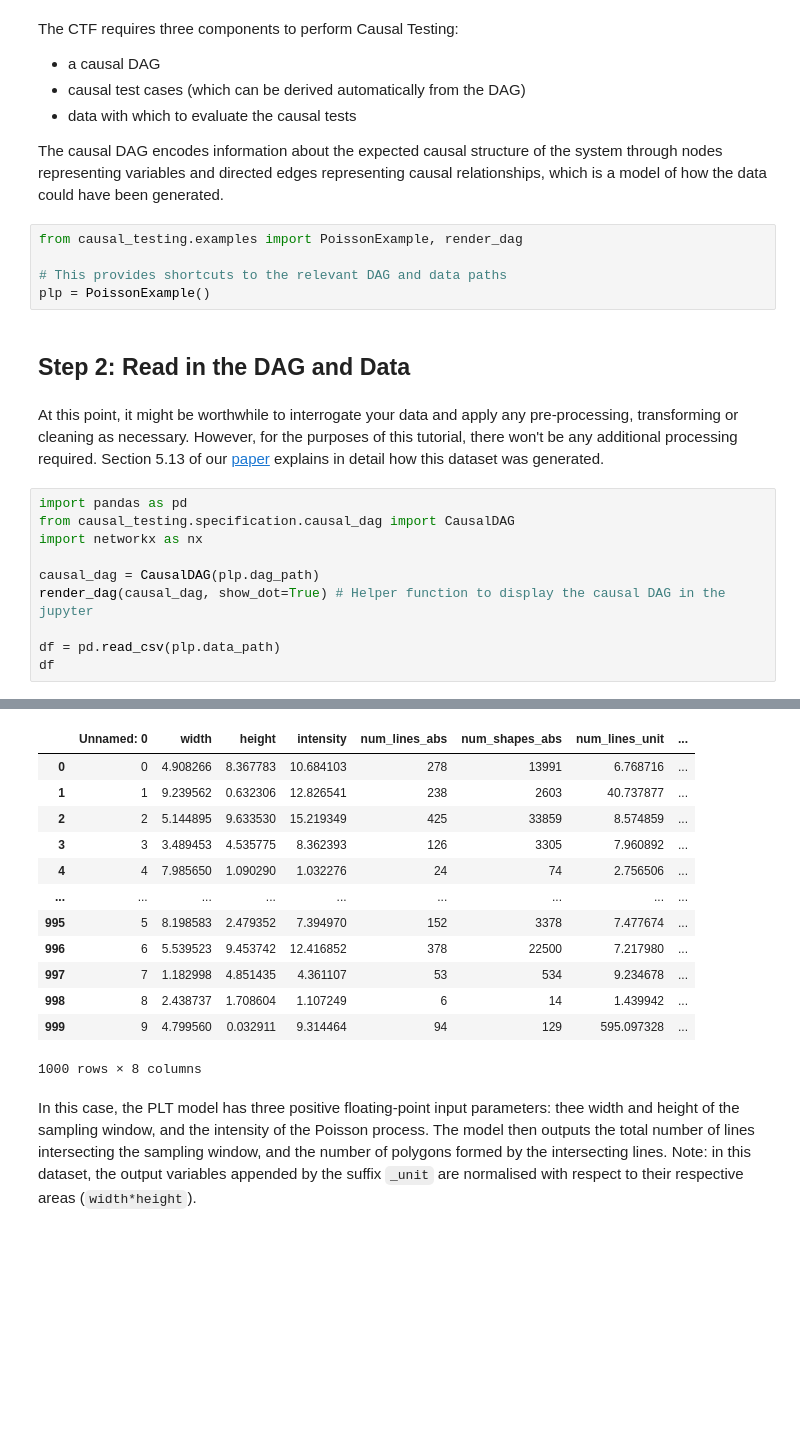
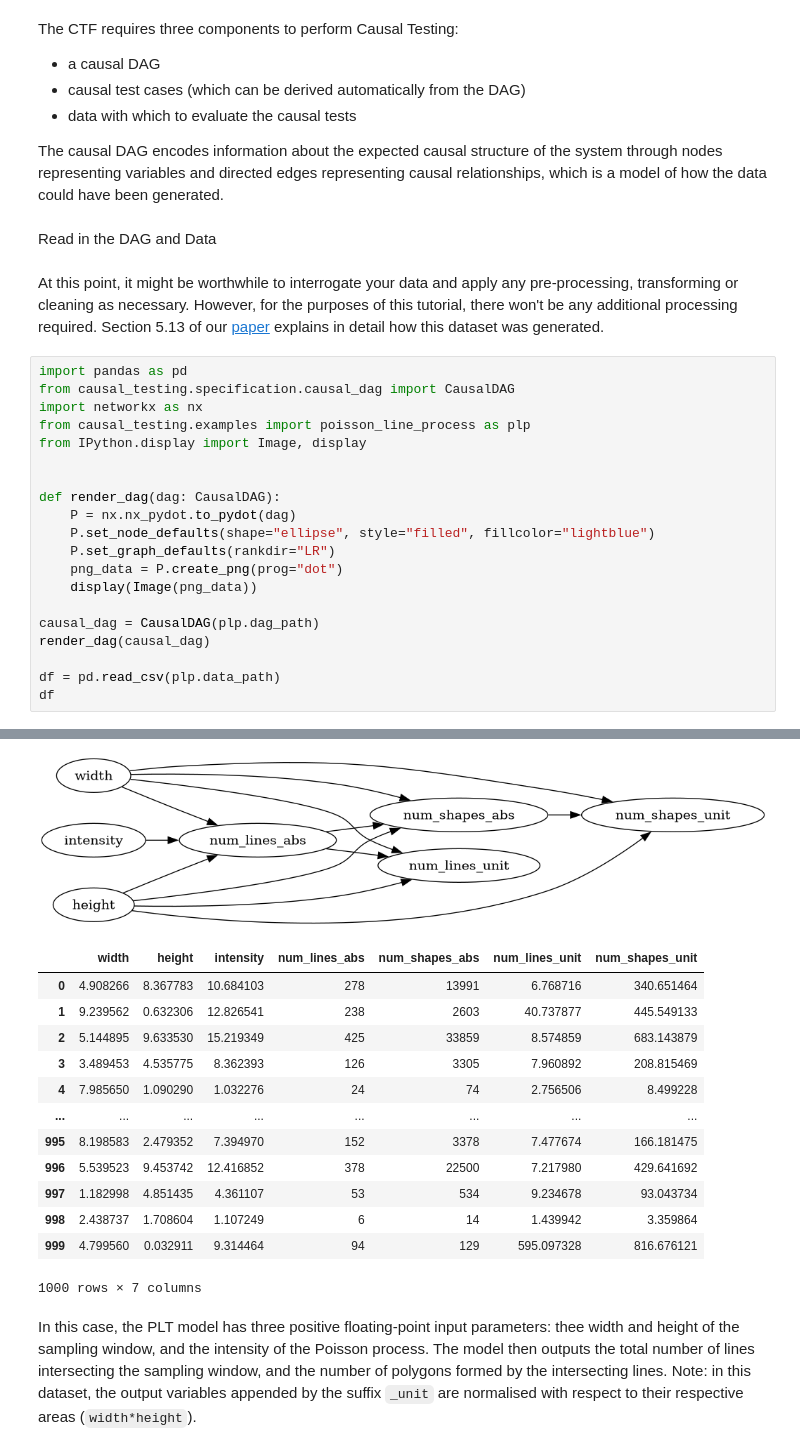
Before and after one commit to CITCOM-project/CausalTestingFramework, a Jupyter notebook: docs/source/tutorials/poisson_line_process/poisson_line_process_tutorial.ipynb, the cells around one changed output, grey strips where cells are left out. Cells and saved outputs as stored; diff of their text form; blank space fills up the shorter version.

```diff
--- a/docs/source/tutorials/poisson_line_process/poisson_line_process_tutorial.ipynb
+++ b/docs/source/tutorials/poisson_line_process/poisson_line_process_tutorial.ipynb
@@ -9,22 +9,27 @@ The CTF requires three components to perform Causal Testing:
 - data with which to evaluate the causal tests
 
 The causal DAG encodes information about the expected causal structure of the system through nodes representing variables and directed edges representing causal relationships, which is a model of how the data could have been generated.
-# %%
-from causal_testing.examples import PoissonExample, render_dag
-
-# This provides shortcuts to the relevant DAG and data paths
-plp = PoissonExample()
 # %% [markdown]
-## Step 2: Read in the DAG and Data
+Read in the DAG and Data
 # %% [markdown]
 At this point, it might be worthwhile to interrogate your data and apply any pre-processing, transforming or cleaning as necessary. However, for the purposes of this tutorial, there won't be any additional processing required. Section 5.13 of our [paper](https://dl.acm.org/doi/10.1145/3607184) explains in detail how this dataset was generated.
 # %%
 import pandas as pd
 from causal_testing.specification.causal_dag import CausalDAG
 import networkx as nx
+from causal_testing.examples import poisson_line_process as plp
+from IPython.display import Image, display
+
+
+def render_dag(dag: CausalDAG):
+    P = nx.nx_pydot.to_pydot(dag)
+    P.set_node_defaults(shape="ellipse", style="filled", fillcolor="lightblue")
+    P.set_graph_defaults(rankdir="LR")
+    png_data = P.create_png(prog="dot")
+    display(Image(png_data))
 
 causal_dag = CausalDAG(plp.dag_path)
-render_dag(causal_dag, show_dot=True) # Helper function to display the causal DAG in the jupyter
+render_dag(causal_dag)
 
 df = pd.read_csv(plp.data_path)
 df
@@ -33,16 +37,17 @@ df
+[figure, added]
-|  | Unnamed: 0 | width | height | intensity | num_lines_abs | num_shapes_abs | num_lines_unit | ... |
-| 0 | 0 | 4.908266 | 8.367783 | 10.684103 | 278 | 13991 | 6.768716 | ... |
-| 1 | 1 | 9.239562 | 0.632306 | 12.826541 | 238 | 2603 | 40.737877 | ... |
-| 2 | 2 | 5.144895 | 9.633530 | 15.219349 | 425 | 33859 | 8.574859 | ... |
-| 3 | 3 | 3.489453 | 4.535775 | 8.362393 | 126 | 3305 | 7.960892 | ... |
-| 4 | 4 | 7.985650 | 1.090290 | 1.032276 | 24 | 74 | 2.756506 | ... |
-| ... | ... | ... | ... | ... | ... | ... | ... | ... |
-| 995 | 5 | 8.198583 | 2.479352 | 7.394970 | 152 | 3378 | 7.477674 | ... |
-| 996 | 6 | 5.539523 | 9.453742 | 12.416852 | 378 | 22500 | 7.217980 | ... |
-| 997 | 7 | 1.182998 | 4.851435 | 4.361107 | 53 | 534 | 9.234678 | ... |
-| 998 | 8 | 2.438737 | 1.708604 | 1.107249 | 6 | 14 | 1.439942 | ... |
-| 999 | 9 | 4.799560 | 0.032911 | 9.314464 | 94 | 129 | 595.097328 | ... |
+|  | width | height | intensity | num_lines_abs | num_shapes_abs | num_lines_unit | num_shapes_unit |
+| 0 | 4.908266 | 8.367783 | 10.684103 | 278 | 13991 | 6.768716 | 340.651464 |
+| 1 | 9.239562 | 0.632306 | 12.826541 | 238 | 2603 | 40.737877 | 445.549133 |
+| 2 | 5.144895 | 9.633530 | 15.219349 | 425 | 33859 | 8.574859 | 683.143879 |
+| 3 | 3.489453 | 4.535775 | 8.362393 | 126 | 3305 | 7.960892 | 208.815469 |
+| 4 | 7.985650 | 1.090290 | 1.032276 | 24 | 74 | 2.756506 | 8.499228 |
+| ... | ... | ... | ... | ... | ... | ... | ... |
+| 995 | 8.198583 | 2.479352 | 7.394970 | 152 | 3378 | 7.477674 | 166.181475 |
+| 996 | 5.539523 | 9.453742 | 12.416852 | 378 | 22500 | 7.217980 | 429.641692 |
+| 997 | 1.182998 | 4.851435 | 4.361107 | 53 | 534 | 9.234678 | 93.043734 |
+| 998 | 2.438737 | 1.708604 | 1.107249 | 6 | 14 | 1.439942 | 3.359864 |
+| 999 | 4.799560 | 0.032911 | 9.314464 | 94 | 129 | 595.097328 | 816.676121 |
-1000 rows × 8 columns
+1000 rows × 7 columns
 # %% [markdown]
 In this case, the PLT model has three positive floating-point input parameters: thee width and height of the sampling window, and the intensity of the Poisson process. The model then outputs the total number of lines intersecting the sampling window, and the number of polygons formed by the intersecting lines. Note: in this dataset, the output variables appended by the suffix `_unit` are normalised with respect to their respective areas (`width*height`).
 # %% [markdown]
```
Also changed, not shown: parts of 2 cells of this notebook, 7 other files.
